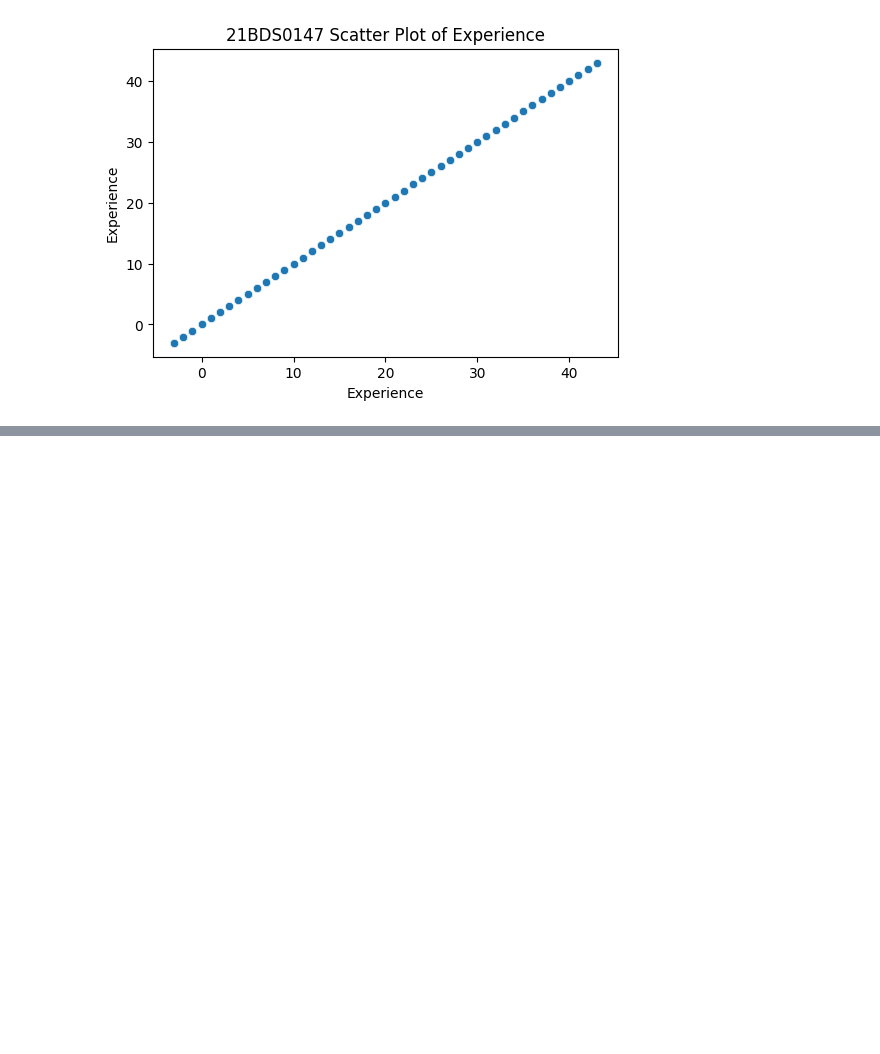
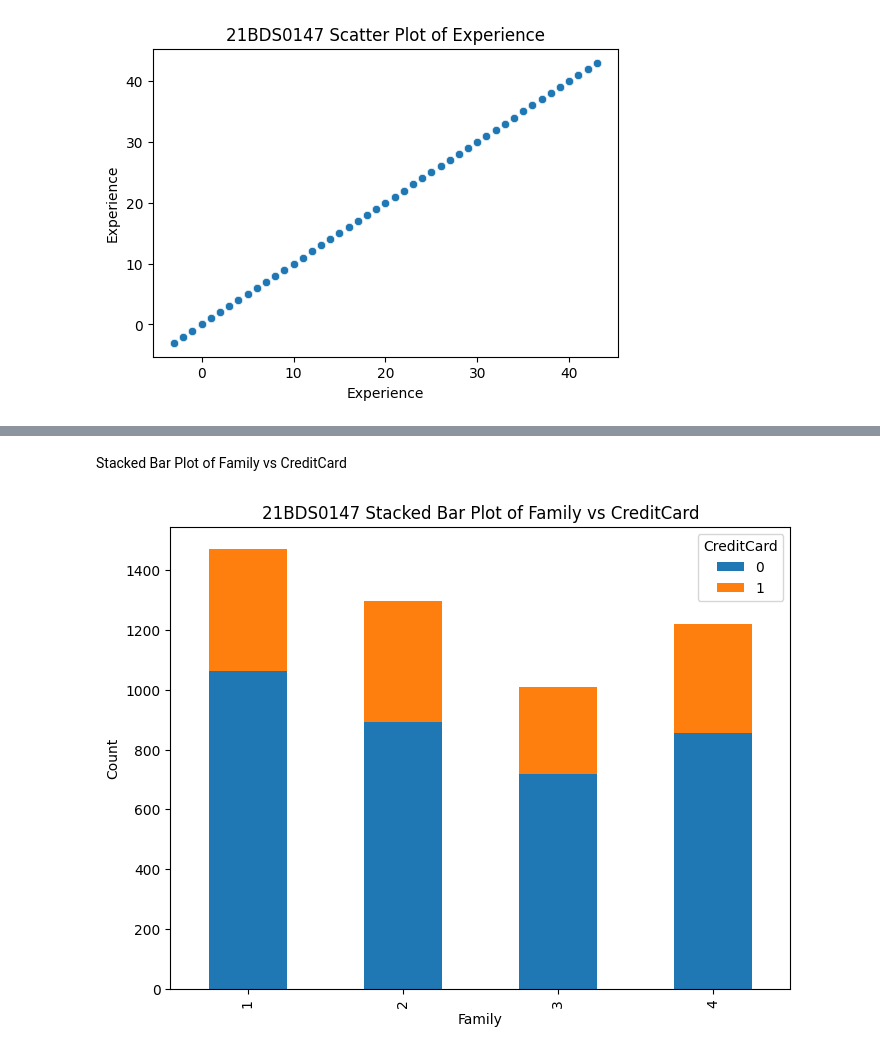
Before and after one commit to BeckhamRoshan/EDA_Theory, a Jupyter notebook: 21BDS0147_EDA_DA_1.ipynb, the cells around one changed output, grey strips where cells are left out. Saved outputs shown, nothing was run; the diff lists cells and outputs as text; code cells hidden in the pictures; blank space fills up the shorter version.

```diff
--- a/21BDS0147_EDA_DA_1.ipynb
+++ b/21BDS0147_EDA_DA_1.ipynb
@@ -352,0 +374,11 @@ plt.show()
+# %% [markdown]
+Stacked Bar Plot of Family vs CreditCard
+# %%
+df_grouped = df.groupby(['Family', 'CreditCard']).size().unstack()
+df_grouped.plot(kind='bar', stacked=True, figsize=(8, 6), color=['#1f77b4', '#ff7f0e'])
+plt.xlabel('Family')
+plt.ylabel('Count')
+plt.title('21BDS0147 Stacked Bar Plot of Family vs CreditCard')
+plt.show()
+# %% [output]
+[figure, added]
```
Also changed, not shown: parts of 45 cells of this notebook.
